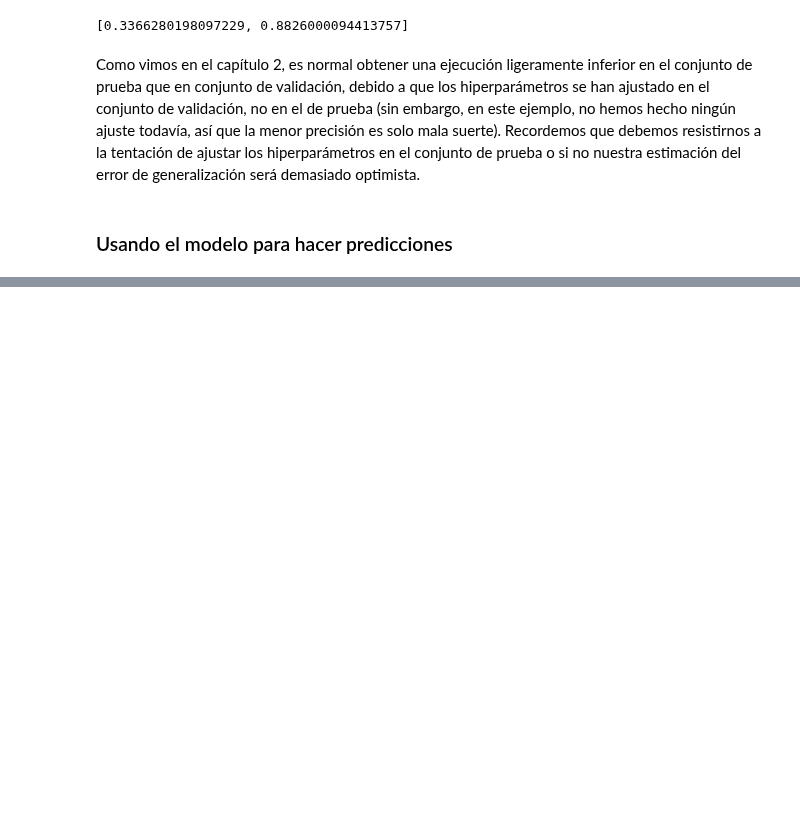
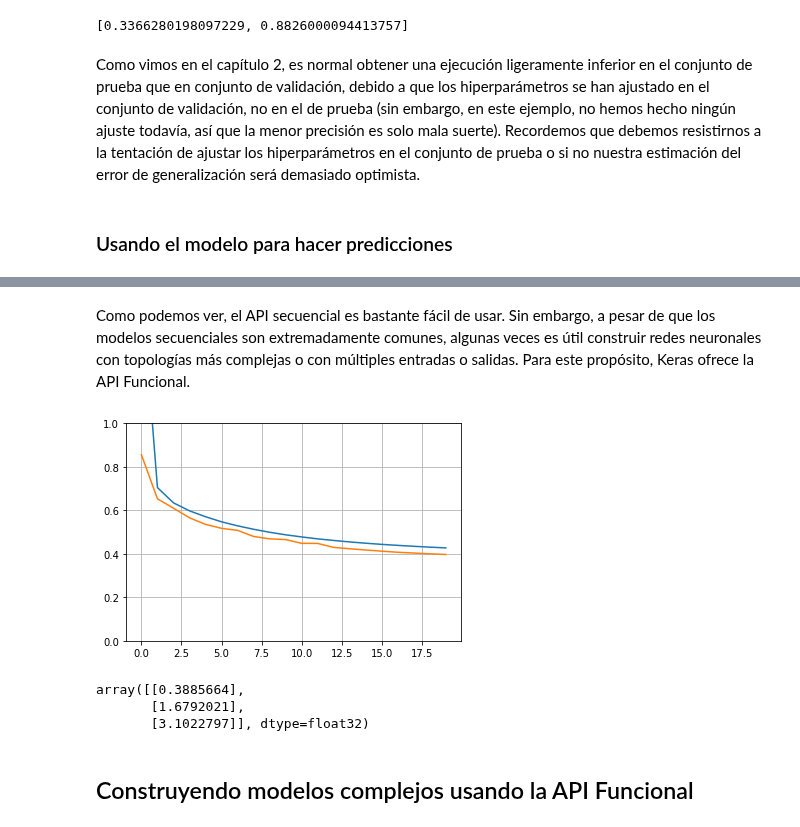
Before and after one commit to SgtSteiner/DataScience, a Jupyter notebook: handson-ml/Ch.10.Redes neuronales con Keras.ipynb, the cells around one changed output, grey strips where cells are left out. Saved outputs shown, nothing was run; the diff lists cells and outputs as text; code cells hidden in the pictures; blank space fills up the shorter version.

```diff
--- a/handson-ml/Ch.10.Redes neuronales con Keras.ipynb
+++ b/handson-ml/Ch.10.Redes neuronales con Keras.ipynb
@@ -706,0 +749,14 @@ Como vimos en el capítulo 2, es normal obtener una ejecución ligeramente infer
+# %%
+from sklearn.datasets import fetch_california_housing
+from sklearn.model_selection import train_test_split
+from sklearn.preprocessing import StandardScaler
+
+housing = fetch_california_housing()
+
+X_train_full, X_test, y_train_full, y_test = train_test_split(housing.data, housing.target, random_state=42)
+X_train, X_valid, y_train, y_valid = train_test_split(X_train_full, y_train_full, random_state=42)
+
+scaler = StandardScaler()
+X_train = scaler.fit_transform(X_train)
+X_valid = scaler.transform(X_valid)
+X_test = scaler.transform(X_test)
@@ -706,0 +768,10 @@ Como vimos en el capítulo 2, es normal obtener una ejecución ligeramente infer
+# %%
+model = keras.models.Sequential([
+    keras.layers.Dense(30, activation="relu", input_shape=X_train.shape[1:]),
+    keras.layers.Dense(1)
+])
+model.compile(loss="mean_squared_error", optimizer=keras.optimizers.SGD(lr=1e-3))
+history = model.fit(X_train, y_train, epochs=20, validation_data=(X_valid, y_valid))
+mse_test = model.evaluate(X_test, y_test)
+X_new = X_test[:3]
+y_pred = model.predict(X_new)
@@ -706,0 +796,17 @@ Como vimos en el capítulo 2, es normal obtener una ejecución ligeramente infer
+# %% [markdown]
+Como podemos ver, el API secuencial es bastante fácil de usar. Sin embargo, a pesar de que los modelos secuenciales son extremadamente comunes, algunas veces es útil construir redes neuronales con topologías más complejas o con múltiples entradas o salidas. Para este propósito, Keras ofrece la API Funcional.
+# %%
+plt.plot(pd.DataFrame(history.history))
+plt.grid(True)
+plt.gca().set_ylim(0, 1)
+plt.show()
+# %% [output]
+[figure, added]
+# %%
+y_pred
+# %% [output]
+array([[0.3885664],
+       [1.6792021],
+       [3.1022797]], dtype=float32)
+# %% [markdown]
+## Construyendo modelos complejos usando la API Funcional
```
Also changed, not shown: parts of 28 cells of this notebook, 2 other files.
